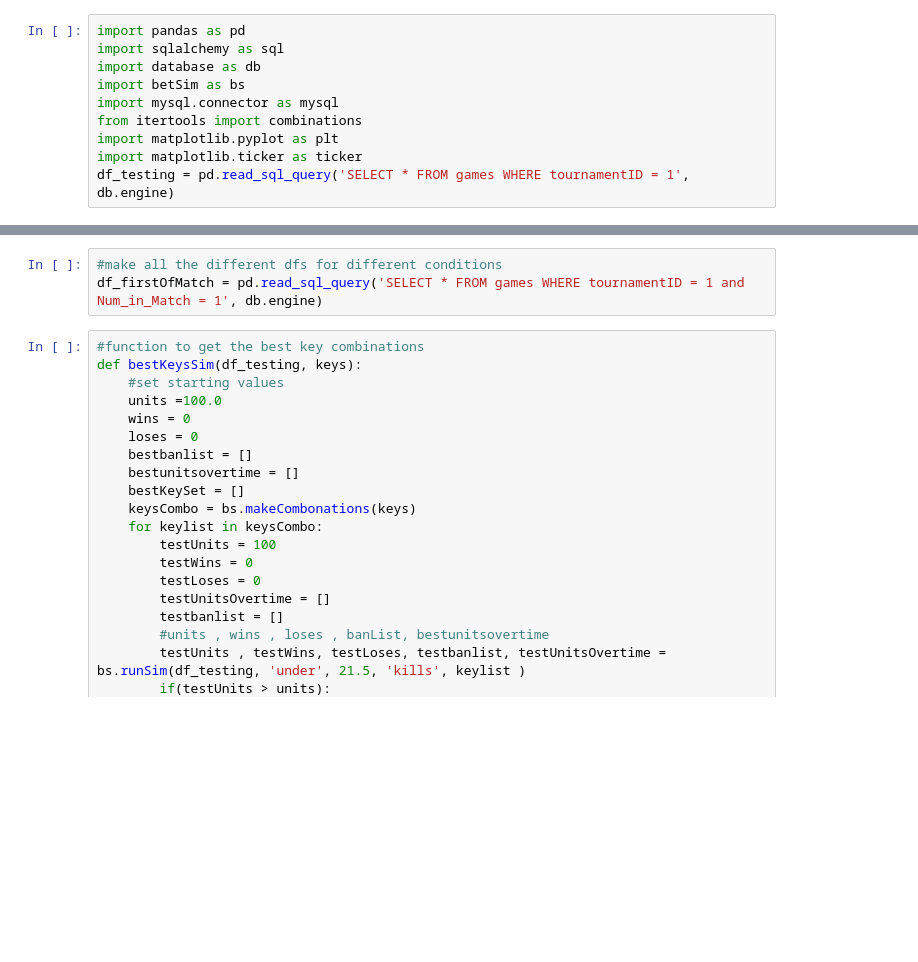
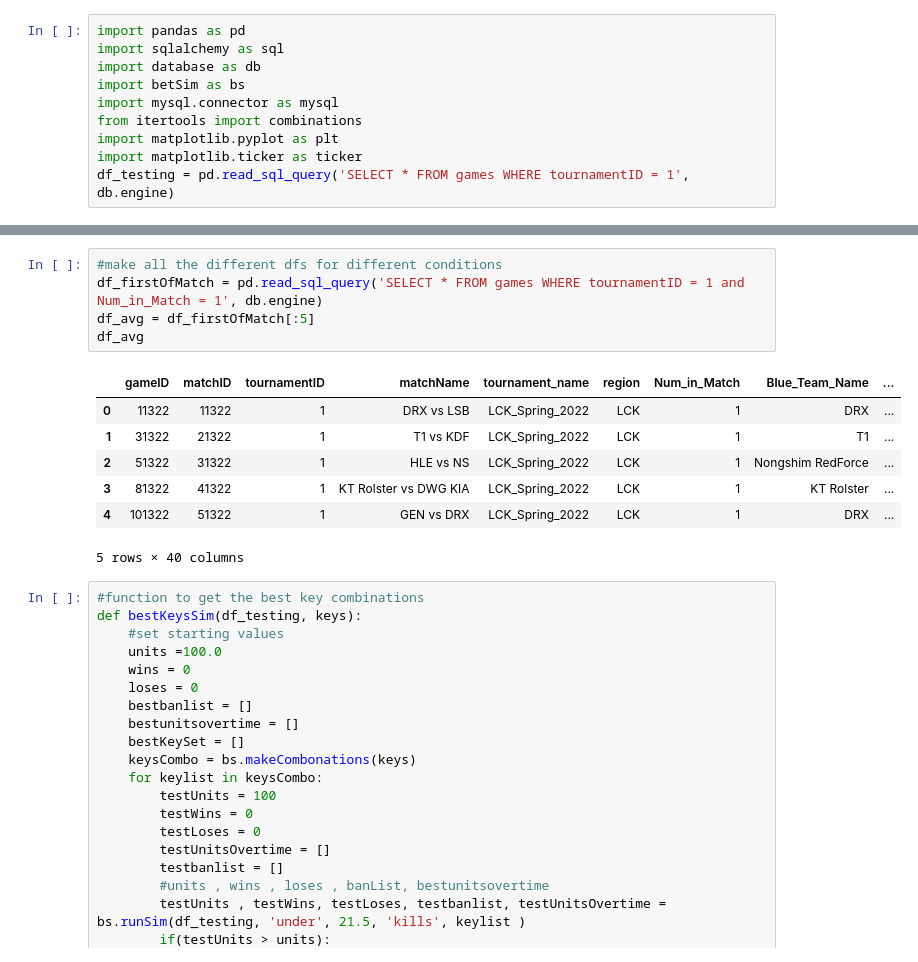
Before and after one commit to overlordLoki/lolz-server, a Jupyter notebook: playAround.ipynb, the cells around one changed output, grey strips where cells are left out. Drawn from its saved outputs; the diff is of its cells as text; blank space fills up the shorter version.

```diff
--- a/playAround.ipynb
+++ b/playAround.ipynb
@@ -49,6 +58,16 @@ ax.tick_params(axis='x', rotation=45)
 # %%
 #make all the different dfs for different conditions
 df_firstOfMatch = pd.read_sql_query('SELECT * FROM games WHERE tournamentID = 1 and Num_in_Match = 1', db.engine)
+df_avg = df_firstOfMatch[:5]
+df_avg
+# %% [output]
+|  | gameID | matchID | tournamentID | matchName | tournament_name | region | Num_in_Match | Blue_Team_Name | ... |
+| 0 | 11322 | 11322 | 1 | DRX vs LSB | LCK_Spring_2022 | LCK | 1 | DRX | ... |
+| 1 | 31322 | 21322 | 1 | T1 vs KDF | LCK_Spring_2022 | LCK | 1 | T1 | ... |
+| 2 | 51322 | 31322 | 1 | HLE vs NS | LCK_Spring_2022 | LCK | 1 | Nongshim RedForce | ... |
+| 3 | 81322 | 41322 | 1 | KT Rolster vs DWG KIA | LCK_Spring_2022 | LCK | 1 | KT Rolster | ... |
+| 4 | 101322 | 51322 | 1 | GEN vs DRX | LCK_Spring_2022 | LCK | 1 | DRX | ... |
+5 rows × 40 columns
 # %%
 #function to get the best key combinations
 def bestKeysSim(df_testing, keys):
```
Also changed, not shown: parts of 5 cells of this notebook, 2 other files.
